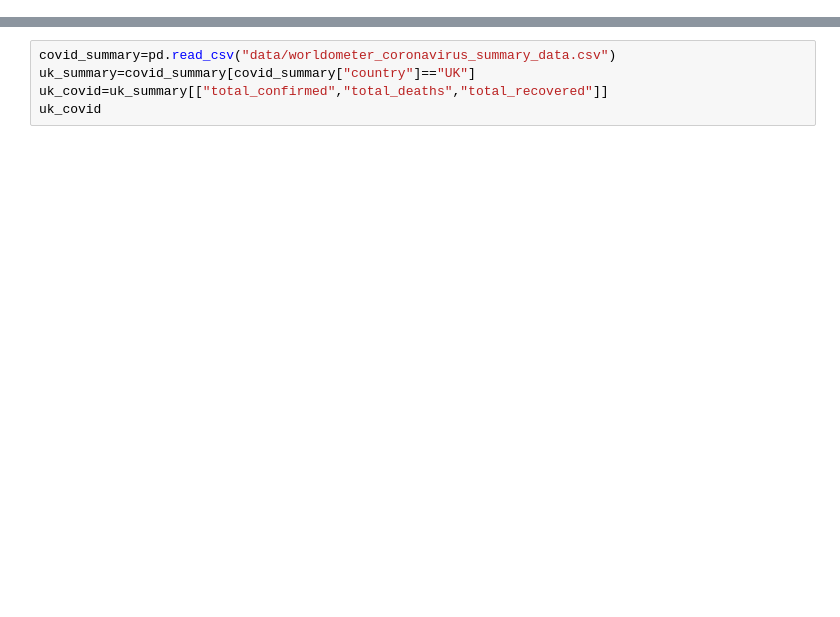
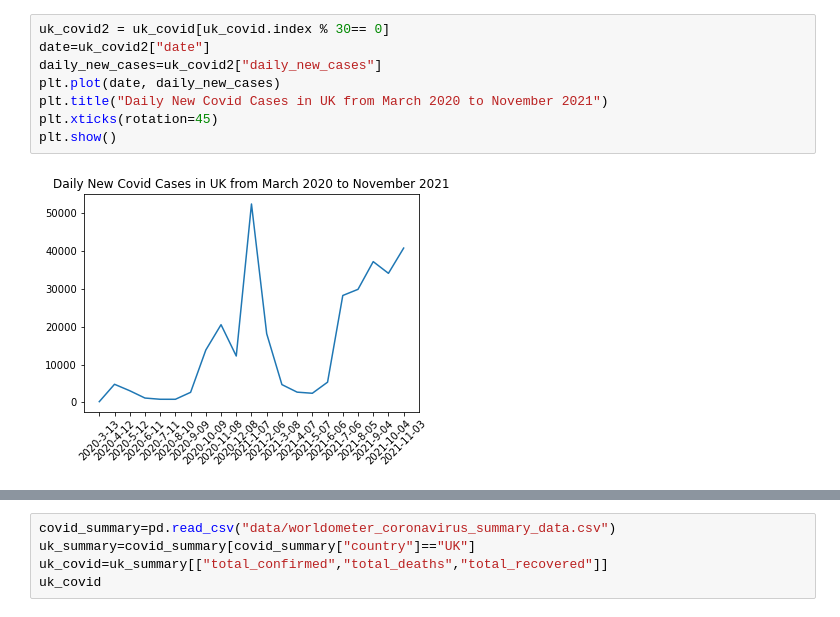
Before and after one commit to DominikaRzez/CovidVaccinationAnalysis, a Jupyter notebook: UK_analysis.ipynb, the cells around one changed output, grey strips where cells are left out. Cells and saved outputs as stored; diff of their text form; blank space fills up the shorter version.

Commit message:
UK analysis line graphs and scatter plot

```diff
--- a/UK_analysis.ipynb
+++ b/UK_analysis.ipynb
@@ -16,0 +24,10 @@ uk_covid.head()
+# %%
+uk_covid2 = uk_covid[uk_covid.index % 30== 0]
+date=uk_covid2["date"]
+daily_new_cases=uk_covid2["daily_new_cases"]
+plt.plot(date, daily_new_cases)
+plt.title("Daily New Covid Cases in UK from March 2020 to November 2021")
+plt.xticks(rotation=45)
+plt.show()
+# %% [output]
+[figure, added]
```
Also changed, not shown: parts of 7 cells of this notebook, 1 other file.
